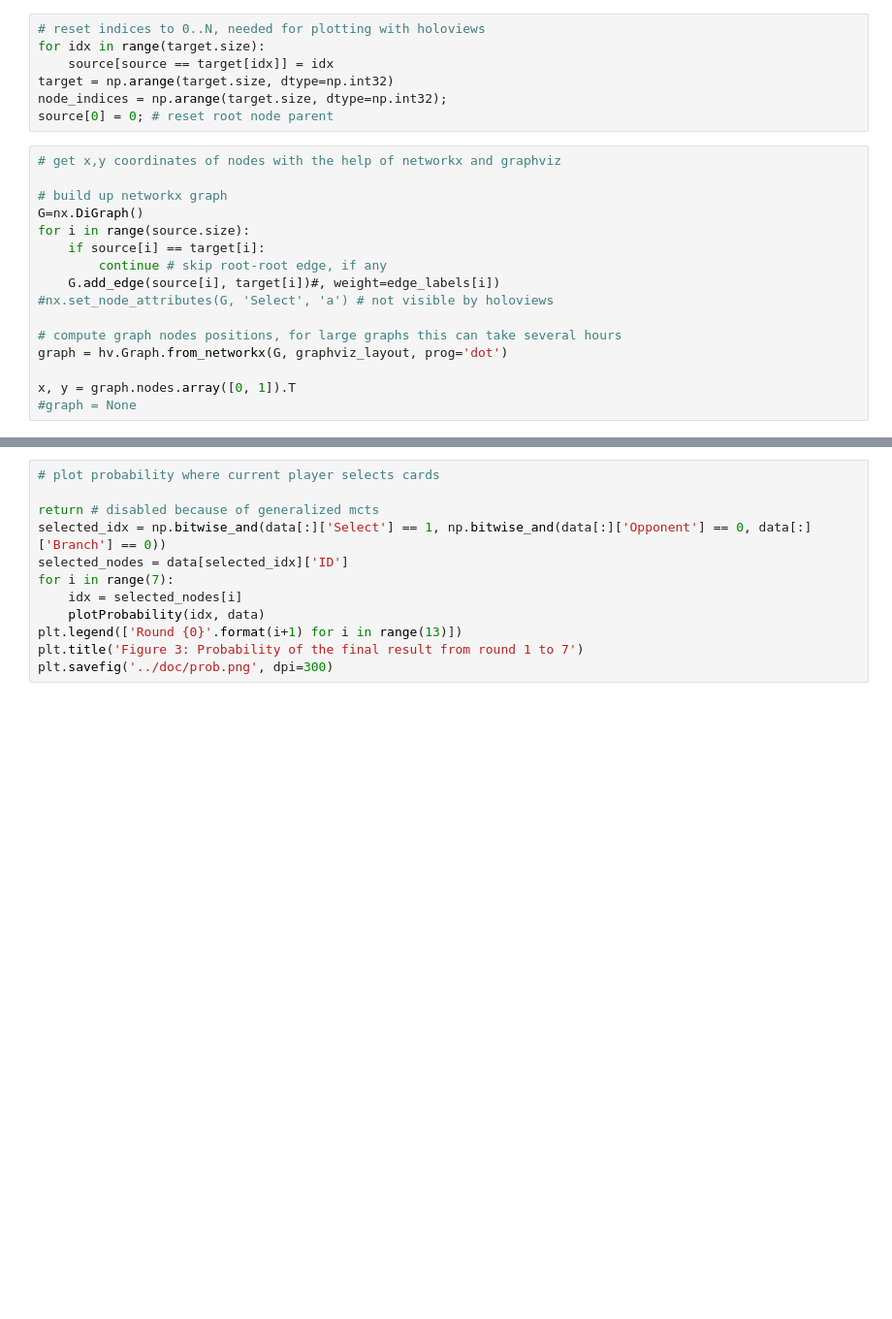
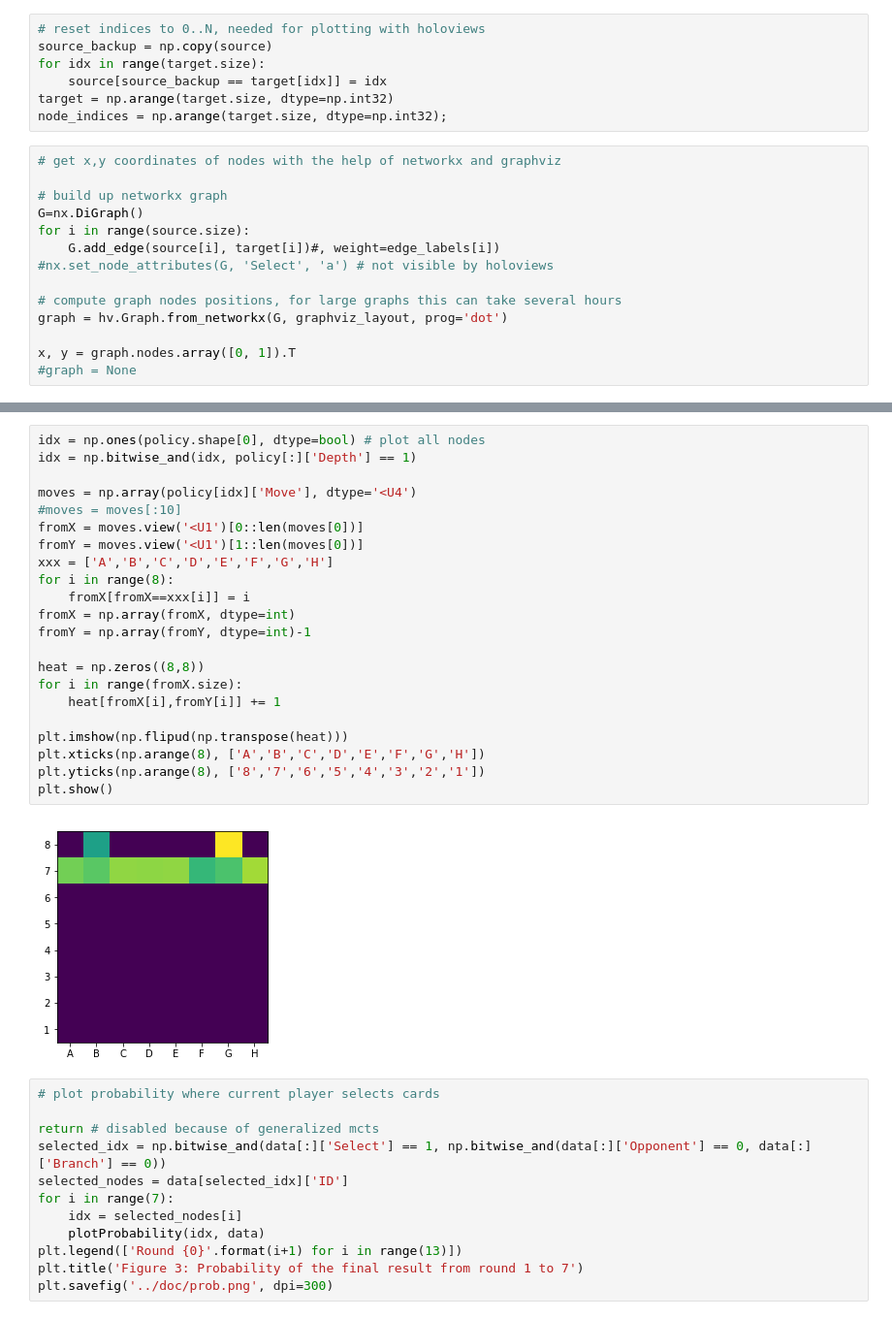
Before and after one commit to adamp87/MCTS, a Jupyter notebook: tools/visualization.ipynb, the cells around one changed output, grey strips where cells are left out. Shown at 97% size. Cells and saved outputs as stored; diff of their text form; blank space fills up the shorter version.

```diff
--- a/tools/visualization.ipynb
+++ b/tools/visualization.ipynb
@@ -58,18 +63,16 @@ node_labels = getInfo(target, cards, select, time, opponent, visit, win)
 # %%
 # reset indices to 0..N, needed for plotting with holoviews
+source_backup = np.copy(source)
 for idx in range(target.size):
-    source[source == target[idx]] = idx
+    source[source_backup == target[idx]] = idx
 target = np.arange(target.size, dtype=np.int32)
 node_indices = np.arange(target.size, dtype=np.int32);
-source[0] = 0; # reset root node parent
 # %%
 # get x,y coordinates of nodes with the help of networkx and graphviz
 
 # build up networkx graph
 G=nx.DiGraph()
 for i in range(source.size):
-    if source[i] == target[i]:
-        continue # skip root-root edge, if any
     G.add_edge(source[i], target[i])#, weight=edge_labels[i])
 #nx.set_node_attributes(G, 'Select', 'a') # not visible by holoviews
 
@@ -115,3 +167,27 @@ plt.legend()
+# %%
+idx = np.ones(policy.shape[0], dtype=bool) # plot all nodes
+idx = np.bitwise_and(idx, policy[:]['Depth'] == 1)
+
+moves = np.array(policy[idx]['Move'], dtype='<U4')
+#moves = moves[:10]
+fromX = moves.view('<U1')[0::len(moves[0])]
+fromY = moves.view('<U1')[1::len(moves[0])]
+xxx = ['A','B','C','D','E','F','G','H']
+for i in range(8):
+    fromX[fromX==xxx[i]] = i
+fromX = np.array(fromX, dtype=int)
+fromY = np.array(fromY, dtype=int)-1
+
+heat = np.zeros((8,8))
+for i in range(fromX.size):
+    heat[fromX[i],fromY[i]] += 1
+
+plt.imshow(np.flipud(np.transpose(heat)))
+plt.xticks(np.arange(8), ['A','B','C','D','E','F','G','H'])
+plt.yticks(np.arange(8), ['8','7','6','5','4','3','2','1'])
+plt.show()
+# %% [output]
+[figure, added]
 # %%
 # plot probability where current player selects cards
 
```
Also changed, not shown: parts of 11 cells of this notebook.
